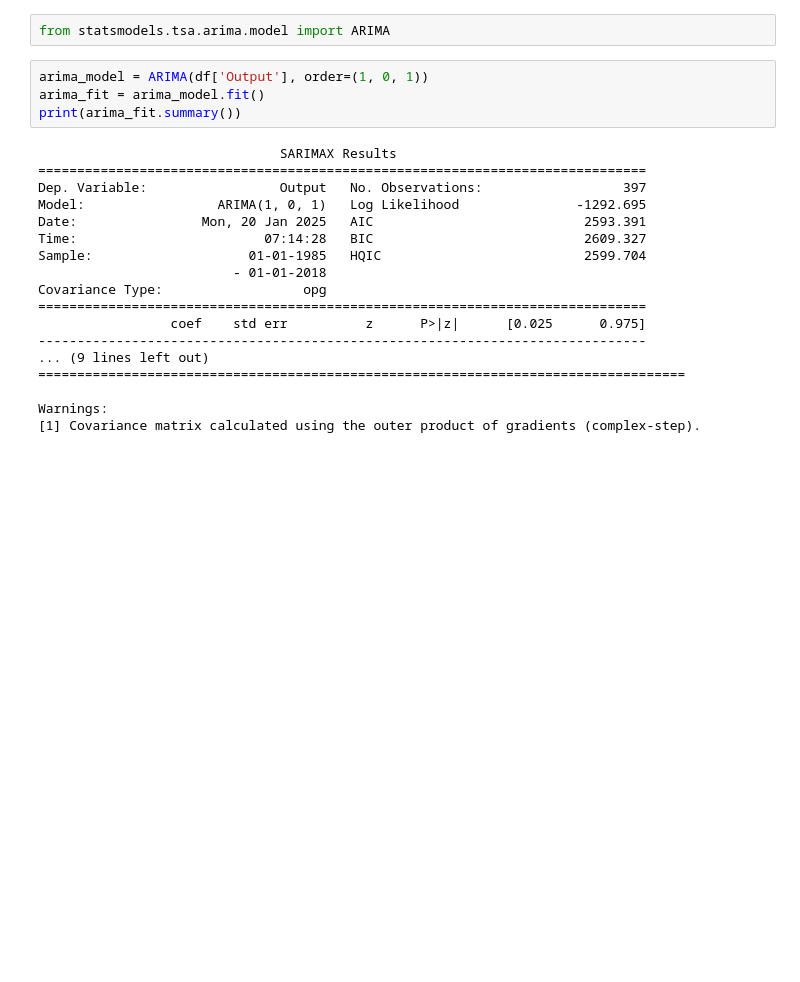
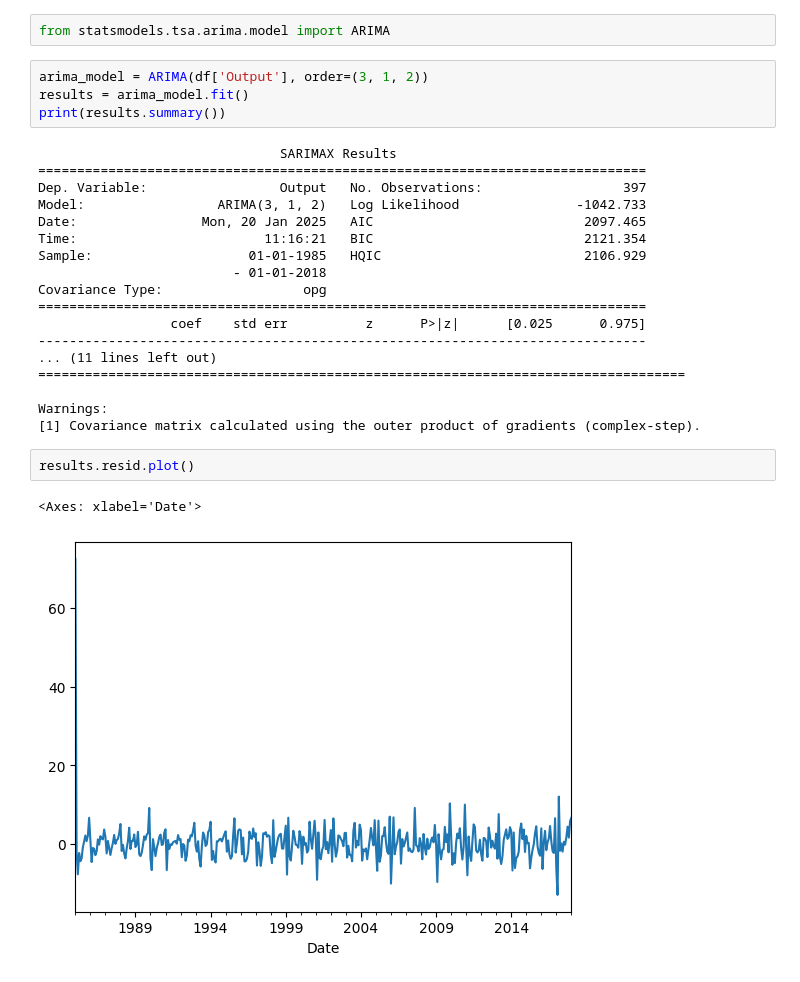
Before and after one commit to NHN-Rex/TDMU_2024-2025, a Jupyter notebook: HK2_LAB_Phan-tich-du-lieu-chuoi-thoi-gian-va-ung-dung/Lab1/code.ipynb, the cells around one changed output. Drawn from its saved outputs; the diff is of its cells as text; blank space fills up the shorter version.

```diff
--- a/HK2_LAB_Phan-tich-du-lieu-chuoi-thoi-gian-va-ung-dung/Lab1/code.ipynb
+++ b/HK2_LAB_Phan-tich-du-lieu-chuoi-thoi-gian-va-ung-dung/Lab1/code.ipynb
@@ -149,24 +158,29 @@ p2 = plot_pacf(df['Seasonal_diff'].dropna())
 # %%
 from statsmodels.tsa.arima.model import ARIMA
 # %%
-arima_model = ARIMA(df['Output'], order=(1, 0, 1))
-arima_fit = arima_model.fit()
-print(arima_fit.summary())
+arima_model = ARIMA(df['Output'], order=(3, 1, 2))
+results = arima_model.fit()
+print(results.summary())
 # %% [output]
                                SARIMAX Results
 ==============================================================================
 Dep. Variable:                 Output   No. Observations:                  397
-Model:                 ARIMA(1, 0, 1)   Log Likelihood               -1292.695
-Date:                Mon, 20 Jan 2025   AIC                           2593.391
-Time:                        07:14:28   BIC                           2609.327
-Sample:                    01-01-1985   HQIC                          2599.704
+Model:                 ARIMA(3, 1, 2)   Log Likelihood               -1042.733
+Date:                Mon, 20 Jan 2025   AIC                           2097.465
+Time:                        11:16:21   BIC                           2121.354
+Sample:                    01-01-1985   HQIC                          2106.929
                          - 01-01-2018
 Covariance Type:                  opg
 ==============================================================================
                  coef    std err          z      P>|z|      [0.025      0.975]
 ------------------------------------------------------------------------------
-... (9 lines left out)
+... (11 lines left out)
 ===================================================================================
 
 Warnings:
 [1] Covariance matrix calculated using the outer product of gradients (complex-step).
+# %%
+results.resid.plot()
+# %% [output]
+<Axes: xlabel='Date'>
+[figure, added]
```
Also changed, not shown: parts of 11 cells of this notebook, 3 other files.
